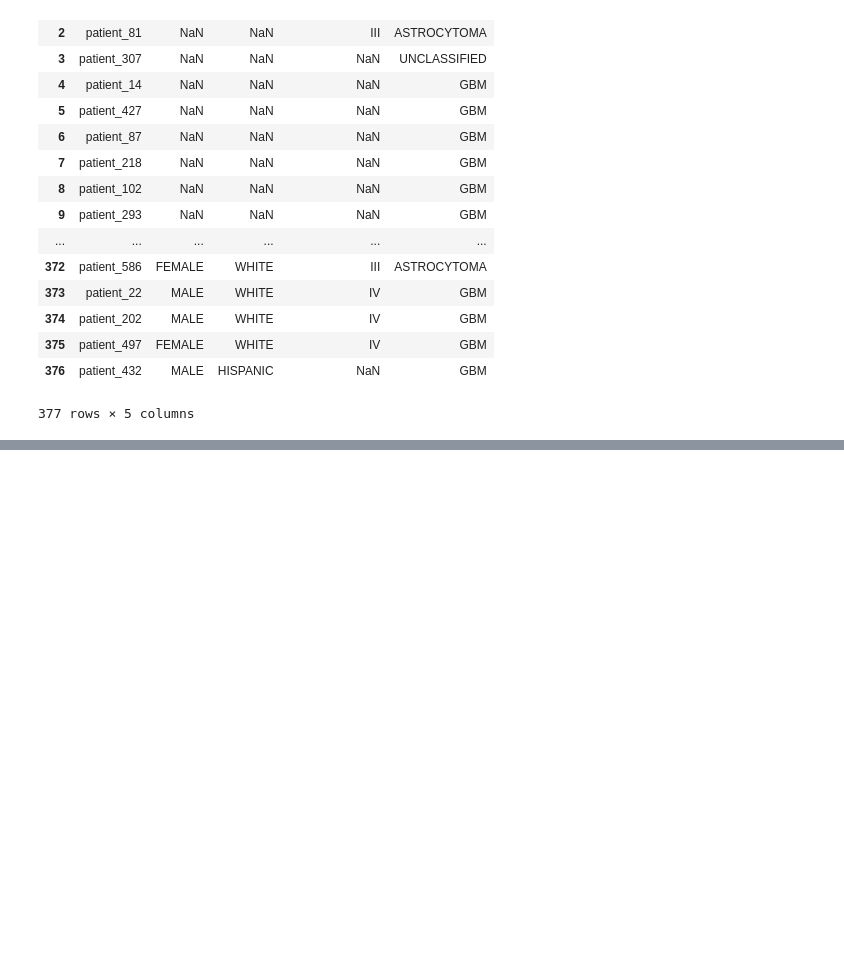
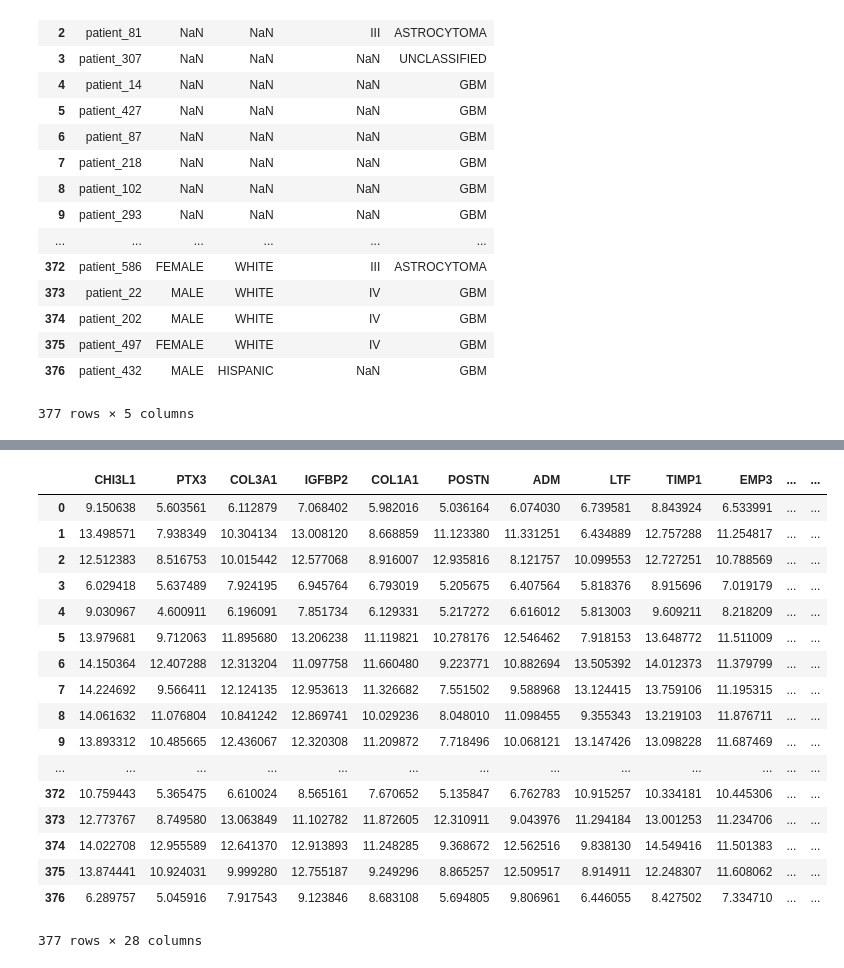
Before and after one commit to codeCleanAlways/myPyProjects, a Jupyter notebook: basicspython.ipynb, the cells around one changed output, grey strips where cells are left out. Saved outputs shown, nothing was run; the diff lists cells and outputs as text; code cells hidden in the pictures; blank space fills up the shorter version.

```diff
--- a/basicspython.ipynb
+++ b/basicspython.ipynb
@@ -58,0 +51,5 @@ NameError: name 'reduce' is not defined
+# %%
+dfs = pd.merge(dfPhenotypes,dfOutcomes,how="inner",on="PATIENTID")
+dfMerged = pd.merge(dfs,dfFeatures,how="inner",on="PATIENTID")
+#dfMerged.describe()
+dfMerged.head()
@@ -58,0 +64,7 @@ NameError: name 'reduce' is not defined
+# %%
+from sklearn.feature_selection import GenericUnivariateSelect, chi2, SelectKBest, f_regression
+X = dfMerged
+X=X.drop(columns=['PATIENTID','SEX','RACE','WHO_GRADING','CANCER_TYPE','SURVIVAL_STATUS'])
+y = dfMerged.iloc[:,4]
+X.head()
+y.head()
@@ -58,0 +78,9 @@ NameError: name 'reduce' is not defined
+# %%
+bestfeatures = SelectKBest(score_func=chi2, k=100)
+fit = bestfeatures.fit(X,y)
+dfscores = pd.DataFrame(fit.scores_)
+dfcolumns = pd.DataFrame(X.columns)
+#concat two dataframes for better visualization
+featureScores = pd.concat([dfcolumns,dfscores],axis=1)
+featureScores.columns = ['Specs','Score']  #naming the dataframe columns
+print(featureScores.nlargest(100,'Score'))  #print 10 best features
@@ -58,0 +105,7 @@ NameError: name 'reduce' is not defined
+# %%
+import matplotlib.pyplot as plt
+Vals= featureScores.nlargest(28,'Score')  #print 10 best features
+xVal = Vals['Specs']
+yVal = Vals['Score']
+#plt.plot(xVal,yVal)  #print 10 best features
+#plt.show()
@@ -58,0 +130,26 @@ NameError: name 'reduce' is not defined
+# %%
+selCols = pd.Series(['CANCER_TYPE'])
+dfSelectedY = dfMerged.loc[:,selCols]
+#xVal = pd.concat([selCols,xVal])
+dfSelectedX = dfMerged.loc[:,xVal]
+dfSelectedX.drop(['PATIENTID','CANCER_TYPE'],axis=1,inplace=True)
+dfSelectedX
+# %% [output]
+|  | CHI3L1 | PTX3 | COL3A1 | IGFBP2 | COL1A1 | POSTN | ADM | LTF | TIMP1 | EMP3 | ... | ... |
+| 0 | 9.150638 | 5.603561 | 6.112879 | 7.068402 | 5.982016 | 5.036164 | 6.074030 | 6.739581 | 8.843924 | 6.533991 | ... | ... |
+| 1 | 13.498571 | 7.938349 | 10.304134 | 13.008120 | 8.668859 | 11.123380 | 11.331251 | 6.434889 | 12.757288 | 11.254817 | ... | ... |
+| 2 | 12.512383 | 8.516753 | 10.015442 | 12.577068 | 8.916007 | 12.935816 | 8.121757 | 10.099553 | 12.727251 | 10.788569 | ... | ... |
+| 3 | 6.029418 | 5.637489 | 7.924195 | 6.945764 | 6.793019 | 5.205675 | 6.407564 | 5.818376 | 8.915696 | 7.019179 | ... | ... |
+| 4 | 9.030967 | 4.600911 | 6.196091 | 7.851734 | 6.129331 | 5.217272 | 6.616012 | 5.813003 | 9.609211 | 8.218209 | ... | ... |
+| 5 | 13.979681 | 9.712063 | 11.895680 | 13.206238 | 11.119821 | 10.278176 | 12.546462 | 7.918153 | 13.648772 | 11.511009 | ... | ... |
+| 6 | 14.150364 | 12.407288 | 12.313204 | 11.097758 | 11.660480 | 9.223771 | 10.882694 | 13.505392 | 14.012373 | 11.379799 | ... | ... |
+| 7 | 14.224692 | 9.566411 | 12.124135 | 12.953613 | 11.326682 | 7.551502 | 9.588968 | 13.124415 | 13.759106 | 11.195315 | ... | ... |
+| 8 | 14.061632 | 11.076804 | 10.841242 | 12.869741 | 10.029236 | 8.048010 | 11.098455 | 9.355343 | 13.219103 | 11.876711 | ... | ... |
+| 9 | 13.893312 | 10.485665 | 12.436067 | 12.320308 | 11.209872 | 7.718496 | 10.068121 | 13.147426 | 13.098228 | 11.687469 | ... | ... |
+| ... | ... | ... | ... | ... | ... | ... | ... | ... | ... | ... | ... | ... |
+| 372 | 10.759443 | 5.365475 | 6.610024 | 8.565161 | 7.670652 | 5.135847 | 6.762783 | 10.915257 | 10.334181 | 10.445306 | ... | ... |
+| 373 | 12.773767 | 8.749580 | 13.063849 | 11.102782 | 11.872605 | 12.310911 | 9.043976 | 11.294184 | 13.001253 | 11.234706 | ... | ... |
+| 374 | 14.022708 | 12.955589 | 12.641370 | 12.913893 | 11.248285 | 9.368672 | 12.562516 | 9.838130 | 14.549416 | 11.501383 | ... | ... |
+| 375 | 13.874441 | 10.924031 | 9.999280 | 12.755187 | 9.249296 | 8.865257 | 12.509517 | 8.914911 | 12.248307 | 11.608062 | ... | ... |
+| 376 | 6.289757 | 5.045916 | 7.917543 | 9.123846 | 8.683108 | 5.694805 | 9.806961 | 6.446055 | 8.427502 | 7.334710 | ... | ... |
+377 rows × 28 columns
```
Also changed, not shown: parts of 6 cells of this notebook.
